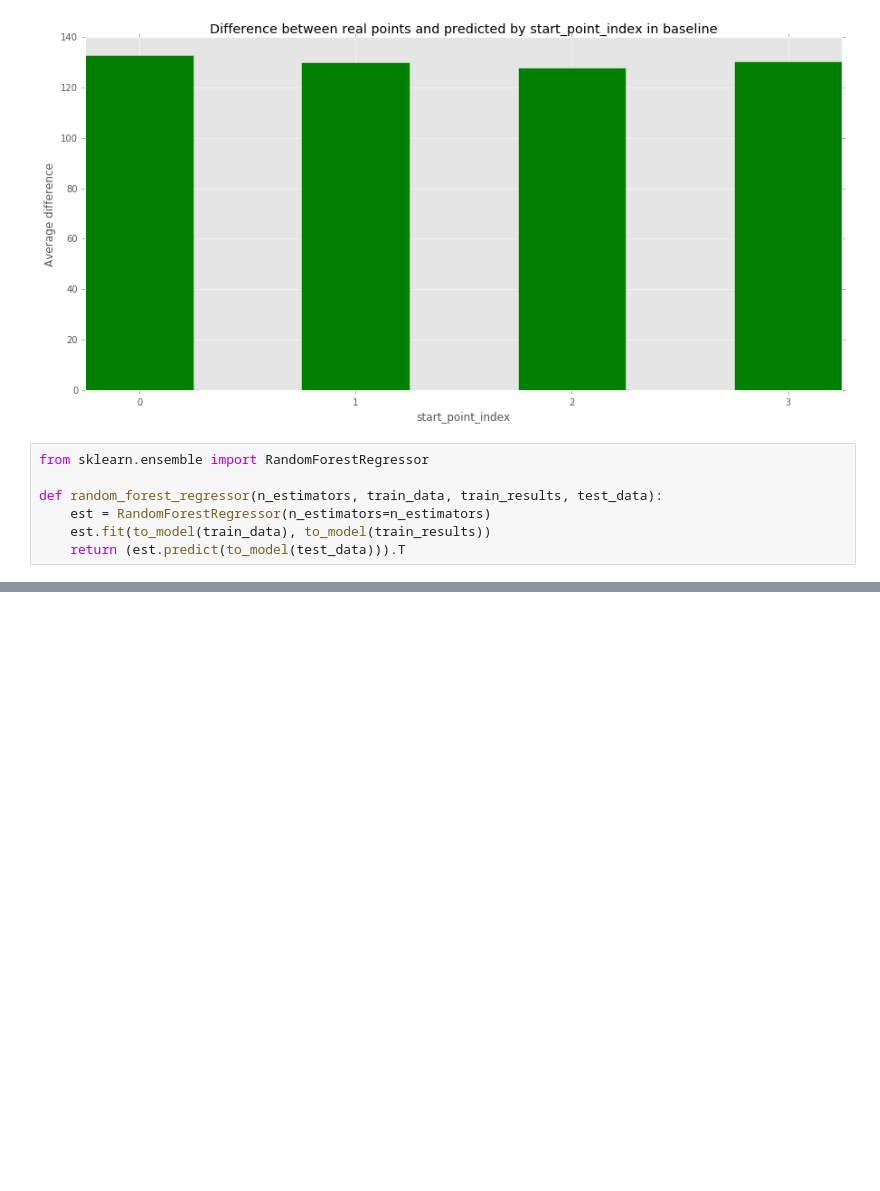
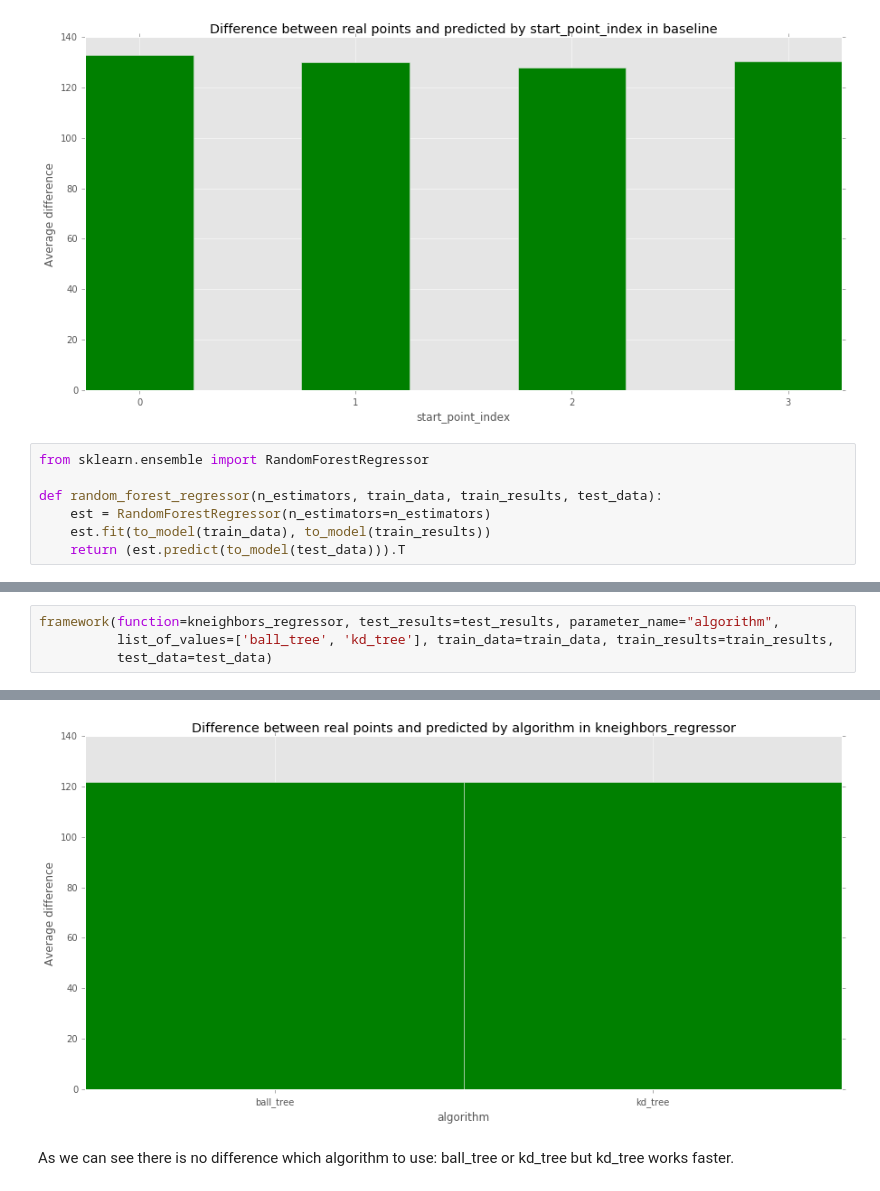
Before and after one commit to avgaydashenko/cuddly-robot, a Jupyter notebook: framework.ipynb, the cells around one changed output, grey strips where cells are left out. Cells and saved outputs as stored; diff of their text form; blank space fills up the shorter version.

```diff
--- a/framework.ipynb
+++ b/framework.ipynb
@@ -131,0 +165,5 @@ framework(function=random_forest_regressor, test_results=test_results, parameter
+# %%
+framework(function=kneighbors_regressor, test_results=test_results, parameter_name="algorithm",
+          list_of_values=['ball_tree', 'kd_tree'], train_data=train_data, train_results=train_results,
+          test_data=test_data)
+# %% [output]
@@ -131,0 +173,3 @@ framework(function=random_forest_regressor, test_results=test_results, parameter
+[figure, added]
+# %% [markdown]
+As we can see there is no difference which algorithm to use: ball_tree or kd_tree but kd_tree works faster.
```
Also changed, not shown: parts of 7 cells of this notebook, 2 other files.
